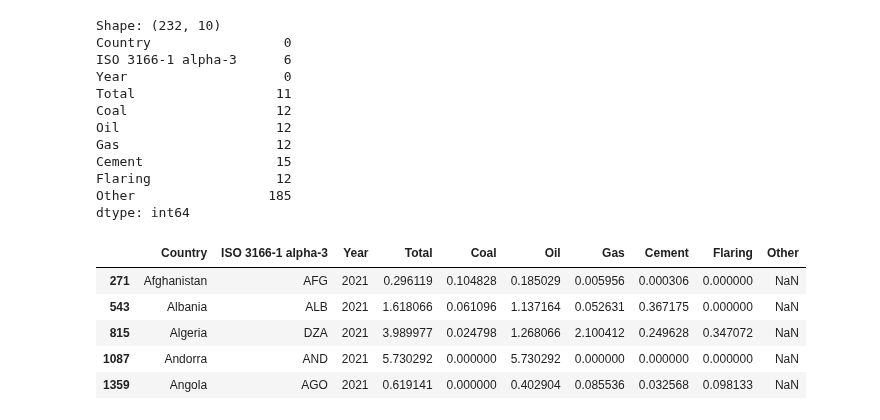
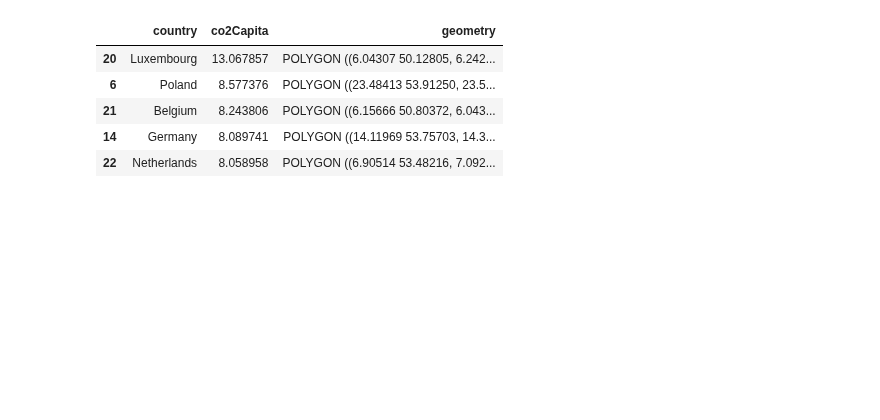
Before and after one commit to JosephBARBIERDARNAL/misc-dataviz, a Jupyter notebook: country-co2/code.ipynb, the cells around one changed output. Saved outputs shown, nothing was run; the diff lists cells and outputs as text; code cells hidden in the pictures; blank space fills up the shorter version.

```diff
--- a/country-co2/code.ipynb
+++ b/country-co2/code.ipynb
@@ -1,33 +1,28 @@
 # %%
 import pandas as pd
 import geopandas as gpd
 import matplotlib.pyplot as plt
 from pypalettes import load_cmap
 from matplotlib.font_manager import FontProperties
 from mpl_toolkits.axes_grid1.inset_locator import inset_axes
 from highlight_text import fig_text, ax_text
 
 df = pd.read_csv('GCB2022v27_percapita_flat.csv')
 df = df[df['Year']==df['Year'].max()]
-print(f'Shape: {df.shape}')
-print(df.isna().sum())
-df.head()
+world = gpd.read_file(gpd.datasets.get_path('naturalearth_lowres'))
+world = world[world['continent'] == 'Europe']
+data = world.merge(df, how='left', left_on='name', right_on='Country')
+data = data[~data['Country'].isin(['Russia', 'Iceland'])]
+data = data[['Country', 'Total', 'geometry']]
+data = data.dropna()
+data = data.sort_values('Total', ascending=False)
+data.columns = ['country', 'co2Capita', 'geometry']
+data.to_file('data.geojson', driver='GeoJSON')
+data.head()
 # %% [output]
-Shape: (232, 10)
-Country                 0
-ISO 3166-1 alpha-3      6
-Year                    0
-Total                  11
-Coal                   12
-Oil                    12
-Gas                    12
-Cement                 15
-Flaring                12
-Other                 185
-dtype: int64
-|  | Country | ISO 3166-1 alpha-3 | Year | Total | Coal | Oil | Gas | Cement | Flaring | Other |
-| 271 | Afghanistan | AFG | 2021 | 0.296119 | 0.104828 | 0.185029 | 0.005956 | 0.000306 | 0.000000 | NaN |
-| 543 | Albania | ALB | 2021 | 1.618066 | 0.061096 | 1.137164 | 0.052631 | 0.367175 | 0.000000 | NaN |
-| 815 | Algeria | DZA | 2021 | 3.989977 | 0.024798 | 1.268066 | 2.100412 | 0.249628 | 0.347072 | NaN |
-| 1087 | Andorra | AND | 2021 | 5.730292 | 0.000000 | 5.730292 | 0.000000 | 0.000000 | 0.000000 | NaN |
-| 1359 | Angola | AGO | 2021 | 0.619141 | 0.000000 | 0.402904 | 0.085536 | 0.032568 | 0.098133 | NaN |
+|  | country | co2Capita | geometry |
+| 20 | Luxembourg | 13.067857 | POLYGON ((6.04307 50.12805, 6.242... |
+| 6 | Poland | 8.577376 | POLYGON ((23.48413 53.91250, 23.5... |
+| 21 | Belgium | 8.243806 | POLYGON ((6.15666 50.80372, 6.043... |
+| 14 | Germany | 8.089741 | POLYGON ((14.11969 53.75703, 14.3... |
+| 22 | Netherlands | 8.058958 | POLYGON ((6.90514 53.48216, 7.092... |
```
Also changed, not shown: parts of 2 cells of this notebook, 3 other files.
